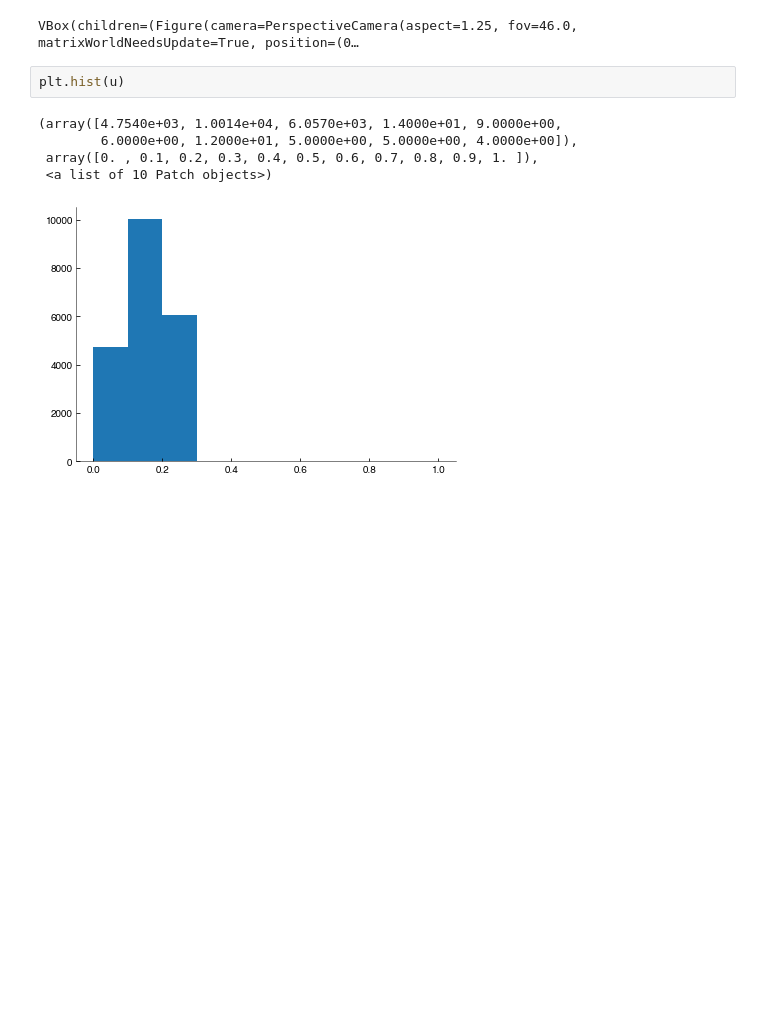
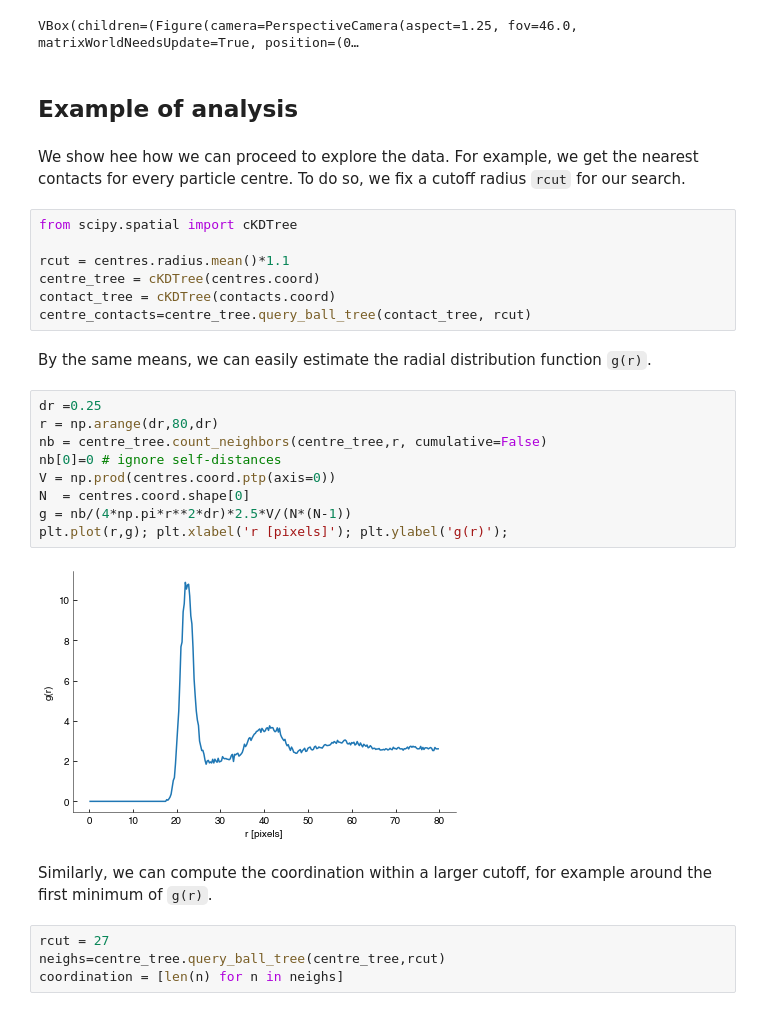
Before and after one commit to FTurci/canard-enchaine, a Jupyter notebook: Analysis.ipynb, the cells around one changed output. Saved outputs shown, nothing was run; the diff lists cells and outputs as text; blank space fills up the shorter version.

Commit message:
Coordinatio-total volume correlation.

```diff
--- a/Analysis.ipynb
+++ b/Analysis.ipynb
@@ -57,11 +57,33 @@ ipv.scatter(x, y, z, size=0.9, marker="sphere", color='red')
 ipv.show()
 # %% [output]
 VBox(children=(Figure(camera=PerspectiveCamera(aspect=1.25, fov=46.0, matrixWorldNeedsUpdate=True, position=(0…
-# %%
-plt.hist(u)
-# %% [output]
-(array([4.7540e+03, 1.0014e+04, 6.0570e+03, 1.4000e+01, 9.0000e+00,
-        6.0000e+00, 1.2000e+01, 5.0000e+00, 5.0000e+00, 4.0000e+00]),
- array([0. , 0.1, 0.2, 0.3, 0.4, 0.5, 0.6, 0.7, 0.8, 0.9, 1. ]),
- <a list of 10 Patch objects>)
-[figure, removed]
+# %% [markdown]
+## Example of analysis
+# %% [markdown]
+We show hee how we can proceed to explore the data. For example, we get the nearest contacts for every particle centre. To do so, we fix a cutoff radius `rcut` for our search.
+# %%
+from scipy.spatial import cKDTree
+
+rcut = centres.radius.mean()*1.1
+centre_tree = cKDTree(centres.coord)
+contact_tree = cKDTree(contacts.coord)
+centre_contacts=centre_tree.query_ball_tree(contact_tree, rcut)
+# %% [markdown]
+By the same means, we can easily estimate the radial distribution function `g(r)`.
+# %%
+dr =0.25
+r = np.arange(dr,80,dr)
+nb = centre_tree.count_neighbors(centre_tree,r, cumulative=False)
+nb[0]=0 # ignore self-distances
+V = np.prod(centres.coord.ptp(axis=0))
+N  = centres.coord.shape[0]
+g = nb/(4*np.pi*r**2*dr)*2.5*V/(N*(N-1))
+plt.plot(r,g); plt.xlabel('r [pixels]'); plt.ylabel('g(r)');
+# %% [output]
+[figure, added]
+# %% [markdown]
+Similarly, we can compute the coordination within a larger cutoff, for example around the first minimum of `g(r)`.
+# %%
+rcut = 27
+neighs=centre_tree.query_ball_tree(centre_tree,rcut)
+coordination = [len(n) for n in neighs]
```
Also changed, not shown: parts of 5 cells of this notebook.
